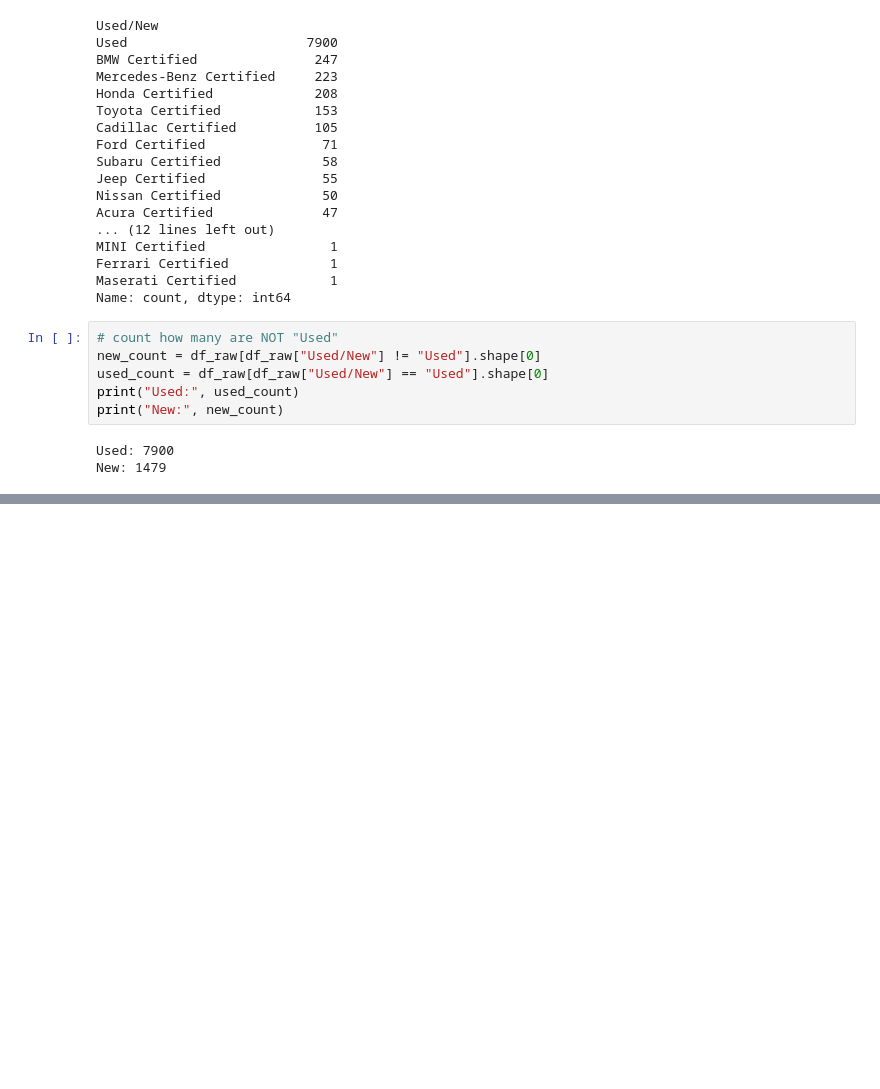
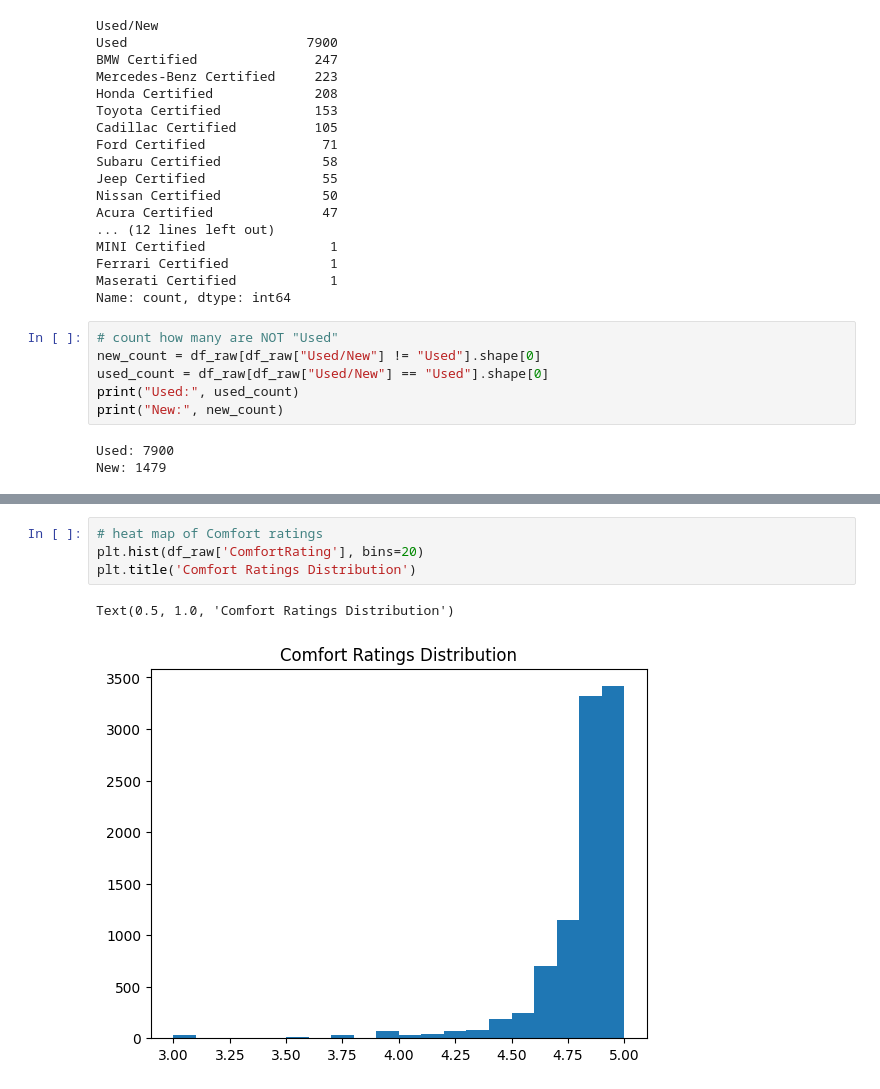
Before and after one commit to Nickeniklas/car_recommender, a Jupyter notebook: cars_eda.ipynb, the cells around one changed output, grey strips where cells are left out. Saved outputs shown, nothing was run; the diff lists cells and outputs as text; blank space fills up the shorter version.

```diff
--- a/cars_eda.ipynb
+++ b/cars_eda.ipynb
@@ -131,0 +134,7 @@ df_raw[df_raw['SellerRating'] < 2].sample(3)
+# %%
+# heat map of Comfort ratings
+plt.hist(df_raw['ComfortRating'], bins=20)
+plt.title('Comfort Ratings Distribution')
+# %% [output]
+Text(0.5, 1.0, 'Comfort Ratings Distribution')
+[figure, new version]
```
Also changed, not shown: parts of 26 cells of this notebook.
